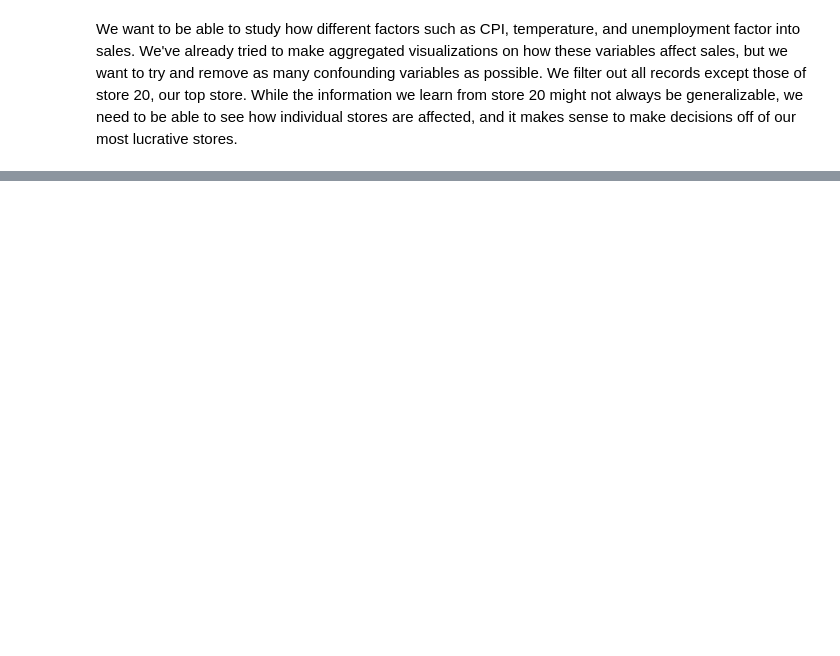
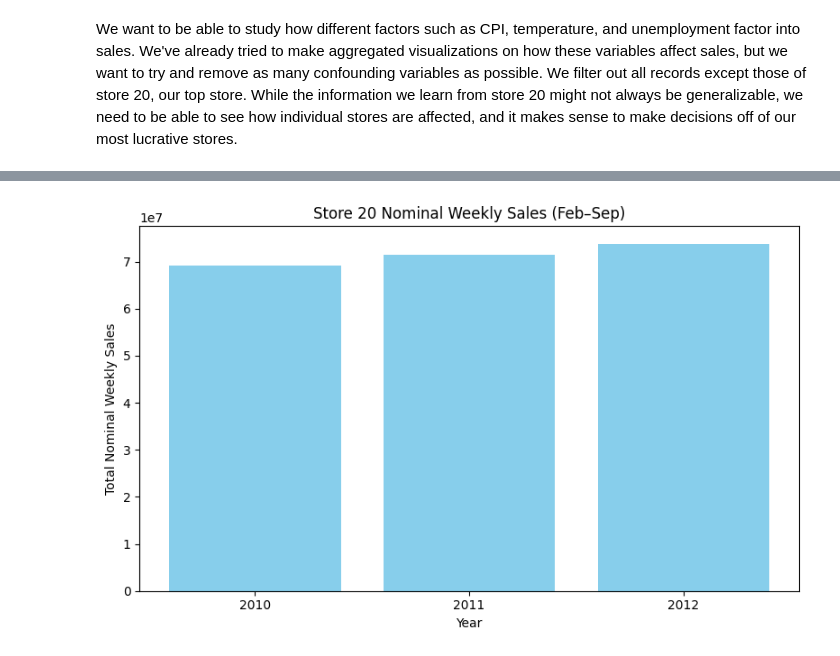
Before and after one commit to jerichojacala/salesforecastproject, a Jupyter notebook: spark.ipynb, the cells around one changed output, grey strips where cells are left out. Saved outputs shown, nothing was run; the diff lists cells and outputs as text; code cells hidden in the pictures; blank space fills up the shorter version.

```diff
--- a/spark.ipynb
+++ b/spark.ipynb
@@ -115,0 +131,9 @@ By taking the common period from February to September, we can try to compare th
+# %%
+store_20 = spark.sql("""
+    SELECT Year, SUM(Weekly_Sales)
+    FROM sales_data
+    WHERE Store = 20 AND Month >= 2 AND Month <= 9
+    GROUP BY Year
+""")
+
+store_20.show()
@@ -116,2 +148,16 @@ By taking the common period from February to September, we can try to compare th
+# %%
+store_20_pd = store_20.toPandas()
+store_20_pd.columns = ['Year', 'Total_Real_Weekly_Sales']
+# %%
+plt.figure(figsize=(8, 5))
+plt.bar(store_20_pd['Year'], store_20_pd['Total_Real_Weekly_Sales'], color='skyblue')
+plt.xlabel('Year')
+plt.ylabel('Total Nominal Weekly Sales')
+plt.title('Store 20 Nominal Weekly Sales (Feb–Sep)')
+plt.xticks(store_20_pd['Year'])
+plt.tight_layout()
+plt.show()
+# %% [output]
+[figure, added]
 # %%
 spark.stop()
```
Also changed, not shown: parts of 6 cells of this notebook, 1 other file.
